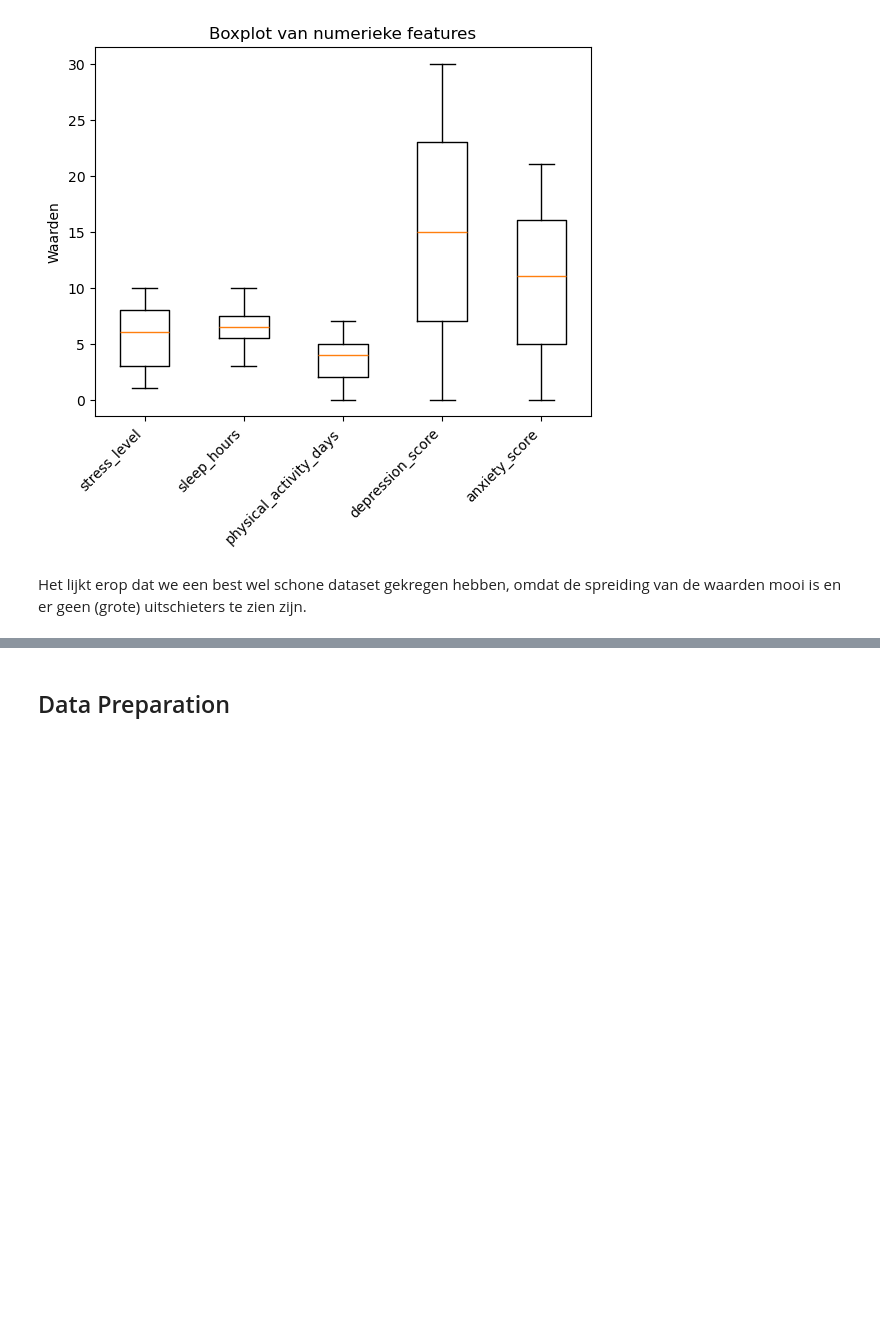
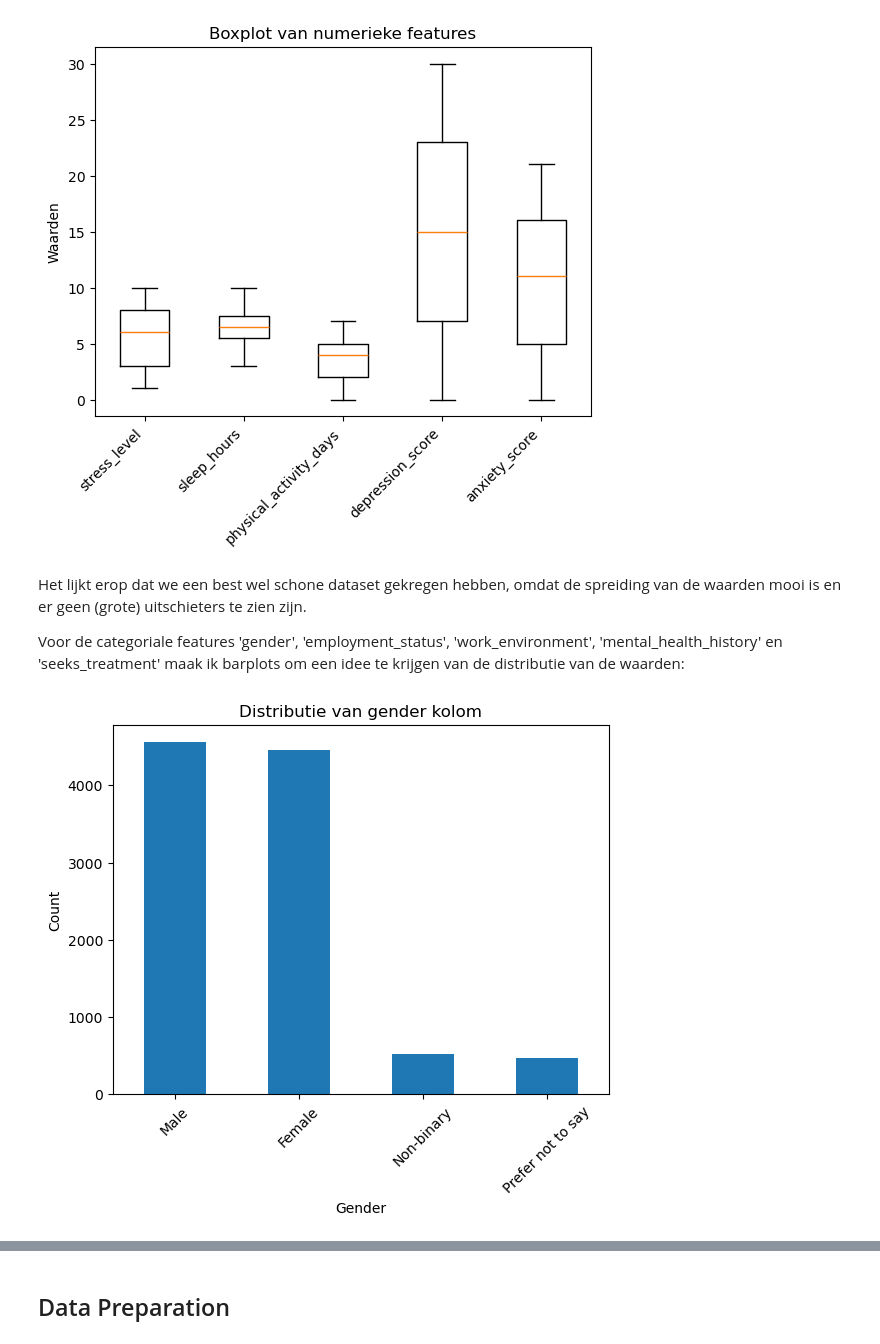
Before and after one commit to GitMathijs/S3_AI_lesmateriaal, a Jupyter notebook: Casus/casus.ipynb, the cells around one changed output, grey strips where cells are left out. Saved outputs shown, nothing was run; the diff lists cells and outputs as text; code cells hidden in the pictures; blank space fills up the shorter version.

Commit message:
meer visualisaties data understanding

```diff
--- a/Casus/casus.ipynb
+++ b/Casus/casus.ipynb
@@ -128,3 +128,14 @@ plt.show()
 [figure]
 # %% [markdown]
 Het lijkt erop dat we een best wel schone dataset gekregen hebben, omdat de spreiding van de waarden mooi is en er geen (grote) uitschieters te zien zijn.
+
+Voor de categoriale features 'gender', 'employment_status', 'work_environment', 'mental_health_history' en 'seeks_treatment' maak ik barplots om een idee te krijgen van de distributie van de waarden:
+# %%
+data["gender"].value_counts().plot(kind="bar")
+plt.title("Distributie van gender kolom")
+plt.xlabel("Gender")
+plt.ylabel("Count")
+plt.xticks(rotation=45)
+plt.show()
+# %% [output]
+[figure, added]
```
Also changed, not shown: parts of 13 cells of this notebook.
